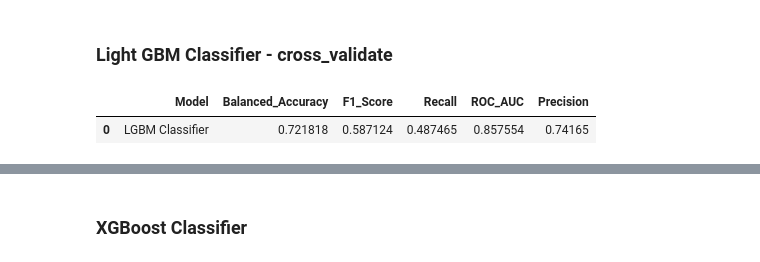
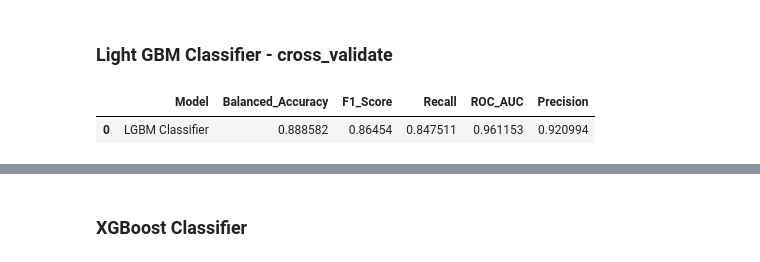
Before and after one commit to felipedmnq/churn-prediction, a Jupyter notebook: notebooks/C2_churn.ipynb, the cells around one changed output, grey strips where cells are left out. Saved outputs shown, nothing was run; the diff lists cells and outputs as text; code cells hidden in the pictures.

Commit message:
c2 - feature engineering - try to improve models performance

```diff
--- a/notebooks/C2_churn.ipynb
+++ b/notebooks/C2_churn.ipynb
@@ -682,0 +715,22 @@ df4['NumOfProducts'] = mms.fit_transform(df4[['NumOfProducts']].values)
+# %%
+mms = MinMaxScaler()
+
+# Age
+df5['Age'] = mms.fit_transform(df5[['Age']].values)
+X_test['Age'] = mms.fit_transform(X_test[['Age']].values)
+
+# Tenure
+df5['Tenure'] = mms.fit_transform(df5[['Tenure']].values)
+X_test['Tenure'] = mms.fit_transform(X_test[['Tenure']].values)
+
+# Balance
+df5['Balance'] = mms.fit_transform(df5[['Balance']].values)
+X_test['Balance'] = mms.fit_transform(X_test[['Balance']].values)
+
+# Estimated Salary
+df5['EstimatedSalary'] = mms.fit_transform(df5[['EstimatedSalary']].values)
+X_test['EstimatedSalary'] = mms.fit_transform(X_test[['EstimatedSalary']].values)
+
+# balance Per Age
+df5['BalancePerAge'] = mms.fit_transform(df5[['BalancePerAge']].values)
+X_test['BalancePerAge'] = mms.fit_transform(X_test[['BalancePerAge']].values)
@@ -694,5 +770,7 @@ X_train_NB, X_test, y_train_NB, y_test = train_test_split(X, y, test_size=0.3, r
 # %%
 # Apply SMOTE tomek links method - balancing.
+X_train_NB = df5.drop('Exited', axis = 1)
+y_train_NB = df5['Exited']
 
 st = SMOTETomek(random_state=14, n_jobs=-1)
 
@@ -736,0 +821,5 @@ X_train.head()
+# %%
+# Model definition
+RFC = RandomForestClassifier()
+
+RFC.fit(X_train, y_train.values)
@@ -737,8 +862,11 @@ X_train.head()
 # %%
-# Removing features
+# Removing features under than 5% of importance.
 
-X_train = X_train.drop(columns=['Gender', 'Geo_France', 'Geo_Germany', 'Geo_Spain'])
-X_test = X_test.drop(columns=['Gender', 'Geo_France', 'Geo_Germany', 'Geo_Spain'])
+X_train = X_train.drop(columns=['BalanceCut', 'CatEstSalary', 'Geo_Germany', 'IsActiveMember_1', 'IsActiveMember_0', 'Gender_Male', 'Gender_Female', 'Geo_France', 'Geo_Spain', 'HasCrCard_1', 'HasCrCard_0'])
+X_test = X_test.drop(columns=['BalanceCut', 'CatEstSalary', 'Geo_Germany', 'IsActiveMember_1', 'IsActiveMember_0', 'Gender_Male', 'Gender_Female', 'Geo_France', 'Geo_Spain', 'HasCrCard_1', 'HasCrCard_0'])
+
+X_cv = X_train
+y_cv = y_train
 # %% [markdown]
 ## Machine Learning Modeling
 # %% [markdown]
@@ -780,8 +920,8 @@ LGBM_eval_model
 # %% [markdown]
 ### Light GBM Classifier - cross_validate
 # %%
-LGBM_eval = cross_val('LGBM Classifier', LGBM, X, y, 10)
+LGBM_eval = cross_val('LGBM Classifier', LGBM, X=X_cv, y=y_cv, iterr=10)
 LGBM_eval
 # %% [output]
 |  | Model | Balanced_Accuracy | F1_Score | Recall | ROC_AUC | Precision |
-| 0 | LGBM Classifier | 0.721818 | 0.587124 | 0.487465 | 0.857554 | 0.74165 |
+| 0 | LGBM Classifier | 0.888582 | 0.86454 | 0.847511 | 0.961153 | 0.920994 |
```
Also changed, not shown: parts of 49 cells of this notebook, 1 other file.
